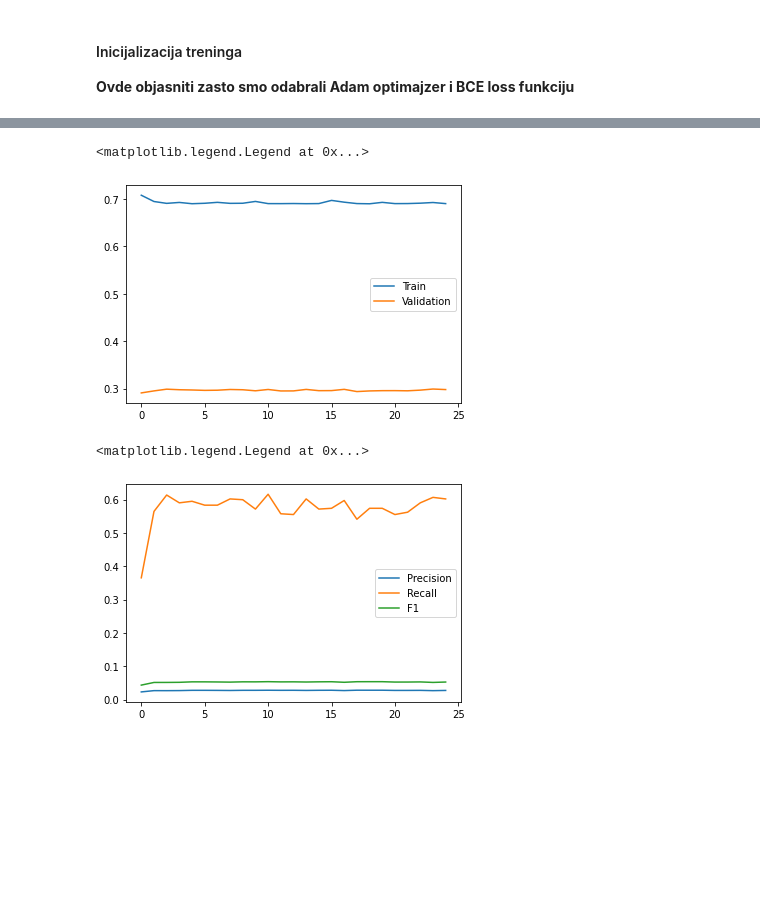
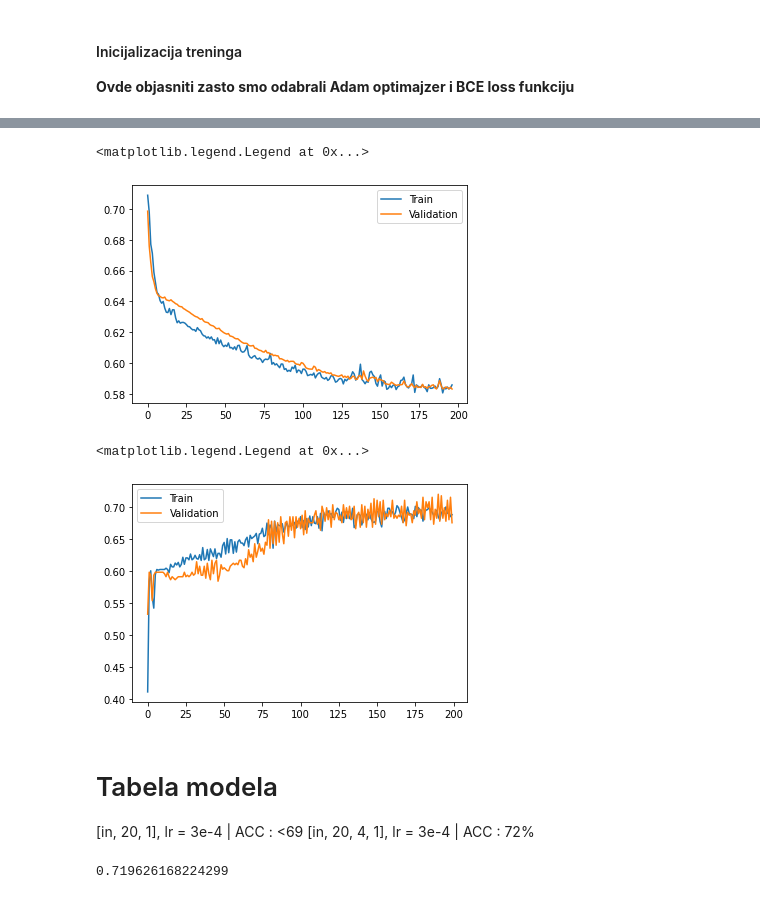
Before and after one commit to Paralelopipet/NM-Nba-prediction, a Jupyter notebook: NBA_predictions.ipynb, the cells around one changed output, grey strips where cells are left out. Cells and saved outputs as stored; diff of their text form; code cells hidden in the pictures; blank space fills up the shorter version.

Commit message:
Playing around with parameters

```diff
--- a/NBA_predictions.ipynb
+++ b/NBA_predictions.ipynb
@@ -143,4 +134,4 @@ reduced_df
 from sklearn.model_selection import train_test_split
 
 # Do train/test split
-train_df, valid_df = train_test_split(reduced_df, train_size=.7)
+train_df, valid_df = train_test_split(clean_df, train_size=.7, random_state=420)
@@ -175,7 +178,7 @@ class NBA_Dataset(Dataset):
         self.inputs = df.values[:, :-1].astype(float)
 
         # Cast Targets column to numpy
-        self.targets = df["Target"].values.astype(int)
+        self.targets = df["target"].values.astype(int)
 
         # Save dataframe as part of the class
         self.df = df
@@ -246,38 +249,26 @@ class NBA_Draft_Predictor(nn.Module):
 # %% [markdown]
 # Trening
 # %%
-from torch.utils.data import WeightedRandomSampler
-
 train_dataset = NBA_Dataset(train_df)
 
 train_parameters = {
-    "batch_size": 32,
-    "shuffle": False,
+    "batch_size": 128,
+    "shuffle": True,
     "num_workers": 1,
 }
-
-# Initialize sampler
-
-value_counts = train_dataset.df["Target"].value_counts()
-class_sample_count = np.array([value_cnts[False], value_cnts[True]])
-
-weight = 1. / class_sample_count
-
-samples_weight = torch.Tensor([weight[target] for target in train_dataset.targets])
-train_parameters["sampler"] = WeightedRandomSampler(samples_weight, len(samples_weight))
 
 training_loader = DataLoader(train_dataset, **train_parameters)
 
 # Validation dataset
 valid_dataset = NBA_Dataset(valid_df)
 
-train_parameters = {
-    "batch_size": 32,
+valid_parameters = {
+    "batch_size": 128,
     "shuffle": False,
     "num_workers": 1,
 }
 
-validation_loader = DataLoader(valid_dataset, **train_parameters)
+validation_loader = DataLoader(valid_dataset, **valid_parameters)
 # %% [markdown]
 #### Inicijalizacija treninga
 
@@ -287,13 +278,13 @@ from torch.nn import BCELoss, CrossEntropyLoss
 from torch.optim import Adam, SGD
 
 # Initialize optimizer
-model = NBA_Draft_Predictor([train_dataset.inputs.shape[1], 10, 1])
+model = NBA_Draft_Predictor([train_dataset.inputs.shape[1], 20, 4, 1])
 
 # Initialize loss function as Binary Cross Entropy
 loss_function = BCELoss()
 
 # Define learning rate
-lr = 1e-2
+lr = 8e-4
 
 # Init Adam optimizer
 optimizer = Adam(params=model.parameters(), lr=lr)
@@ -416,17 +390,24 @@ Training loss: 0.6918489238742586
 # %%
 import matplotlib.pyplot as plt
 
-plt.plot(training_loss, label="Train")
-plt.plot(validation_loss, label="Validation")
+plt.plot(training_loss[3:], label="Train")
+plt.plot(validation_loss[3:], label="Validation")
 plt.legend()
 # %% [output]
 <matplotlib.legend.Legend at 0x...>
-[figure, old version]
+[figure, new version]
 # %%
-plt.plot(validation_prec, label="Precision")
-plt.plot(validation_rec, label="Recall")
-plt.plot(validation_f1, label="F1")
+plt.plot(training_acc, label="Train")
+plt.plot(validation_acc, label="Validation")
 plt.legend()
 # %% [output]
 <matplotlib.legend.Legend at 0x...>
-[figure, old version]
+[figure, new version]
+# %% [markdown]
+# Tabela modela
+[in, 20, 1], lr = 3e-4 | ACC : <69
+[in, 20, 4, 1], lr = 3e-4 | ACC : 72%
+# %%
+max(validation_acc)
+# %% [output]
+0.719626168224299
```
Also changed, not shown: parts of 12 cells of this notebook, 1 other file.
